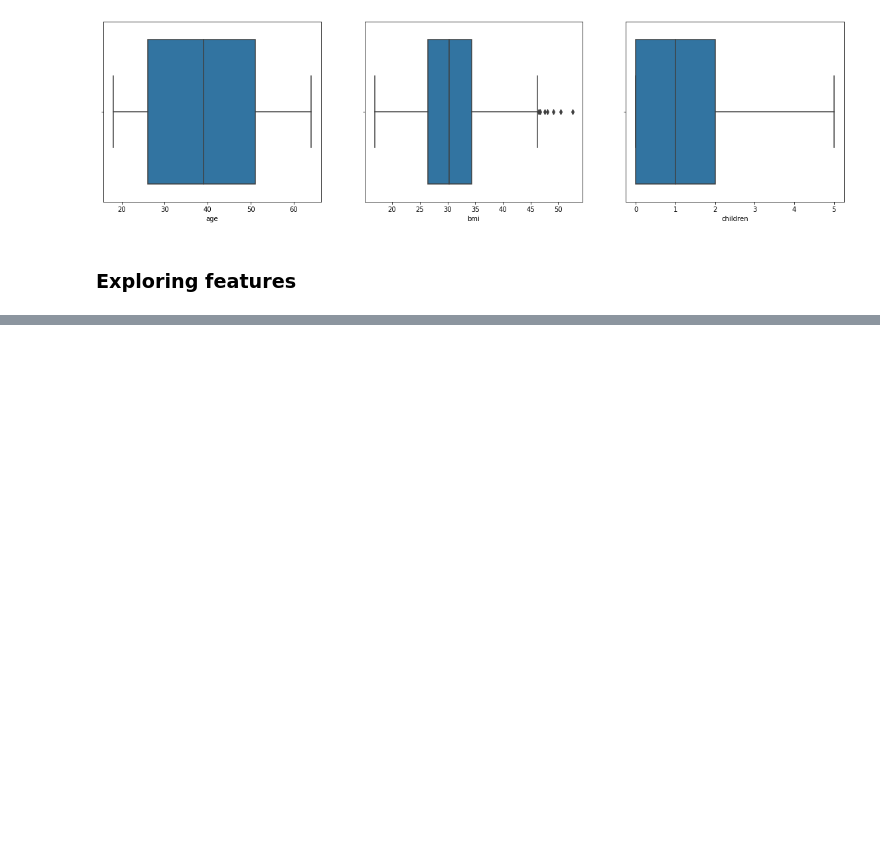
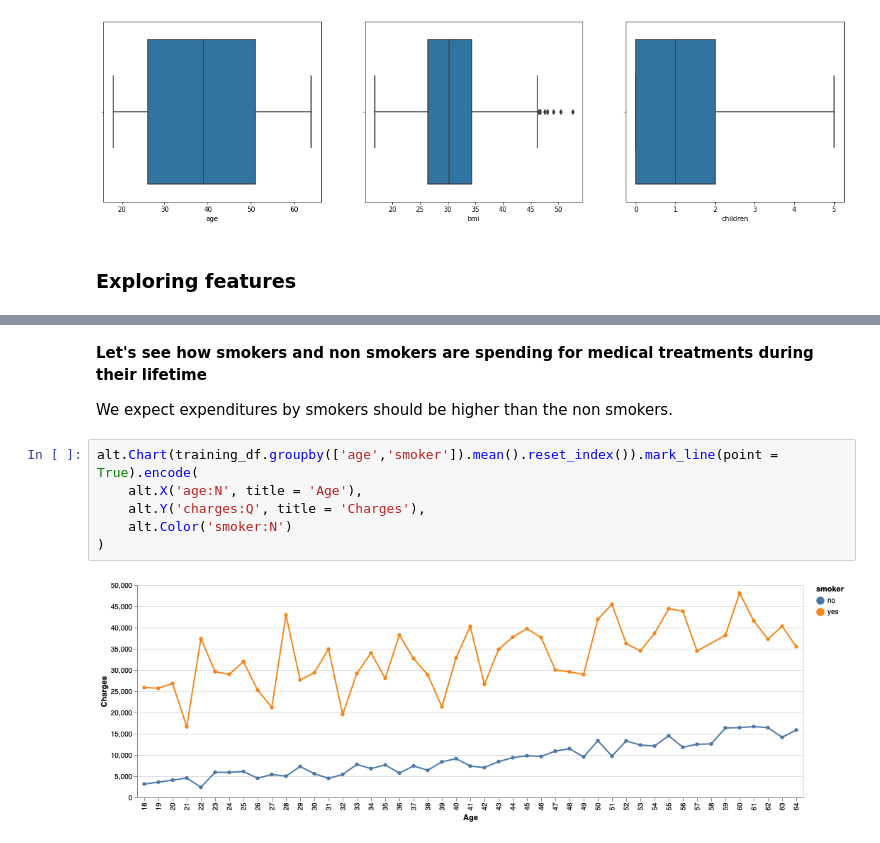
Before and after one commit to sirine-chahma/DSCI_522_group_401, a Jupyter notebook: notebooks/EDA.ipynb, the cells around one changed output, grey strips where cells are left out. Drawn from its saved outputs; the diff is of its cells as text; blank space fills up the shorter version.

```diff
--- a/notebooks/EDA.ipynb
+++ b/notebooks/EDA.ipynb
@@ -149,0 +165,12 @@ for col, ax in zip(numeric_features, axes):
+# %% [markdown]
+**Let's see how smokers and non smokers are spending for medical treatments during their lifetime**
+
+We expect expenditures by smokers should be higher than the non smokers.
+# %%
+alt.Chart(training_df.groupby(['age','smoker']).mean().reset_index()).mark_line(point = True).encode(
+    alt.X('age:N', title = 'Age'),
+    alt.Y('charges:Q', title = 'Charges'),
+    alt.Color('smoker:N')
+)
+# %% [output]
+[figure, added]
```
Also changed, not shown: parts of 5 cells of this notebook, 1 other file.
